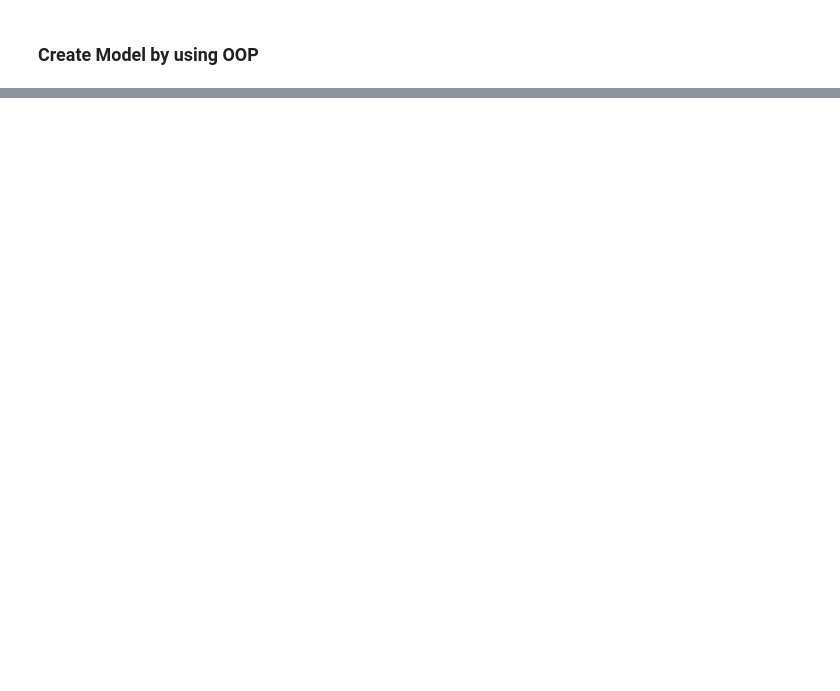
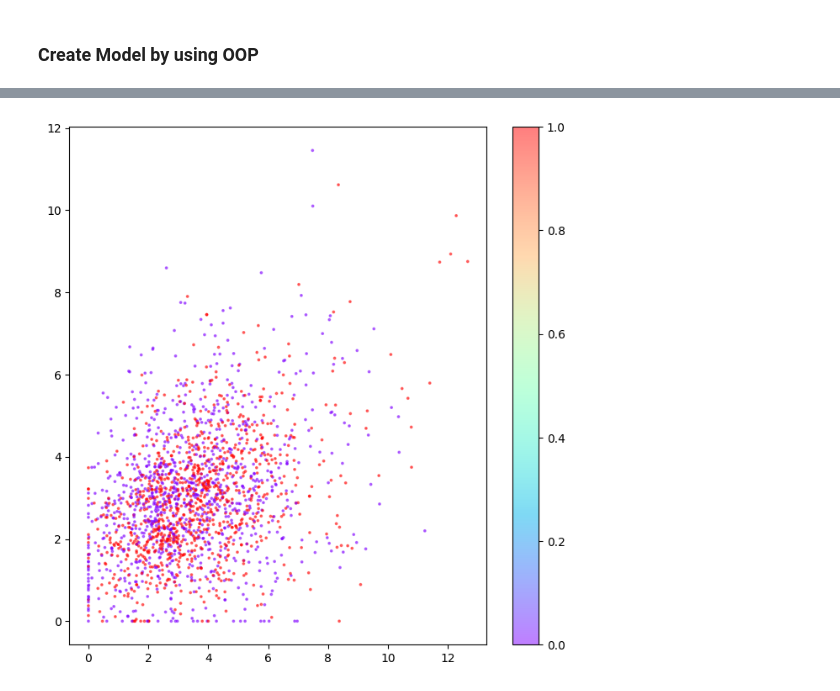
Before and after one commit to KU-Gen-AI-2567/Autoencoder-demo, a Jupyter notebook: Autoencoder.ipynb, the cells around one changed output, grey strips where cells are left out. Saved outputs shown, nothing was run; the diff lists cells and outputs as text; code cells hidden in the pictures; blank space fills up the shorter version.

```diff
--- a/Autoencoder.ipynb
+++ b/Autoencoder.ipynb
@@ -329,0 +323,7 @@ array([[[[0.        , 0.        , 0.4796483 , ..., 0.        ,
+# %%
+plt.figure(figsize=(8, 8))
+plt.scatter(encoder_imgs[:, 0], encoder_imgs[:, 1], cmap='rainbow', c=y_test, alpha=0.5, s=3)
+plt.colorbar()
+plt.show()
+# %% [output]
+[figure, added]
```
Also changed, not shown: parts of 19 cells of this notebook.
